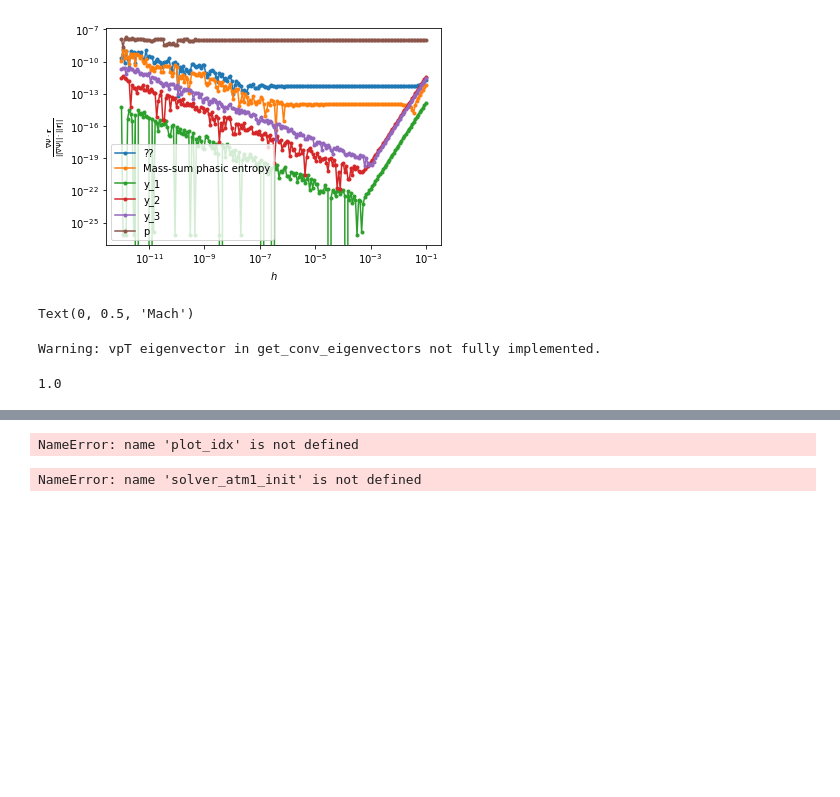
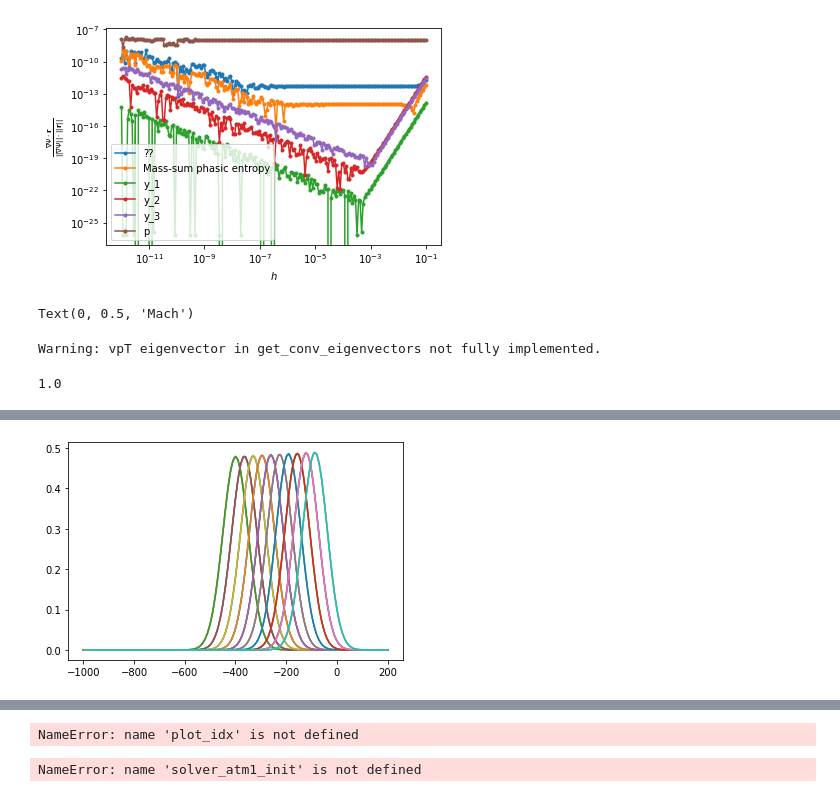
Before and after one commit to fredriclam/quail_volcano, a Jupyter notebook: scenarios/mixture_shocktube/devpost.ipynb, the cells around one changed output, grey strips where cells are left out. Drawn from its saved outputs; the diff is of its cells as text; code cells hidden in the pictures; blank space fills up the shorter version.

```diff
--- a/scenarios/mixture_shocktube/devpost.ipynb
+++ b/scenarios/mixture_shocktube/devpost.ipynb
@@ -201,13 +333,16 @@ plot_labels = ["rho", "p", "u", "a", "$\Delta S$", "$u + a / \\beta$",
 
 for i in range(7):
     plt.subplot(3,3,i+1)
-    plt.plot(w_all/a_all, plot_quants[i])
-    plt.plot((w_all/a_all)[0], plot_quants[i][0], '.')
-    plt.xlabel("(u-a)/a")
+    plt.plot(w_all, plot_quants[i])
+    plt.plot(w_all[0], plot_quants[i][0], '.')
+    plt.xlabel("(u-a)")
     plt.ylabel(plot_labels[i])
 
 plt.figure(2)
 plt.clf()
 plt.plot(rho_all, w_all)
+plt.plot(rho_all[0], w_all[0], '.')
+plt.xlabel("$\\rho$")
+plt.ylabel("u - a")
 
 plt.show()
@@ -1707,0 +2669,21 @@ Warning: vpT eigenvector in get_conv_eigenvectors not fully implemented.
+# %%
+# Unboxed stepping
+solver.state_coeffs = U_init.copy()
+U = U_init.copy()
+for i in range(1000):
+  res = stepper.res
+  if stepper.balance_const is None:
+    res[:] = 0.
+  else:
+    res[:] = stepper.balance_const
+  solver.params["SourceSwitch"] = False
+  solver.get_element_residuals(U, res)
+  solver.get_interior_face_residuals(U, res)
+  dU = solver_tools.mult_inv_mass_matrix(mesh, solver, 10*solver.stepper.dt, res)
+  U += dU
+  U[0,:,:] = U[1,:,:]
+  U[-1,:,:] = U[-2,:,:]
+  if np.mod(i,100) == 0:
+    plt.plot(x.squeeze(), U[...,3].squeeze())
+# %% [output]
+[figure, added]
```
Also changed, not shown: parts of 38 cells of this notebook, 7 other files.
